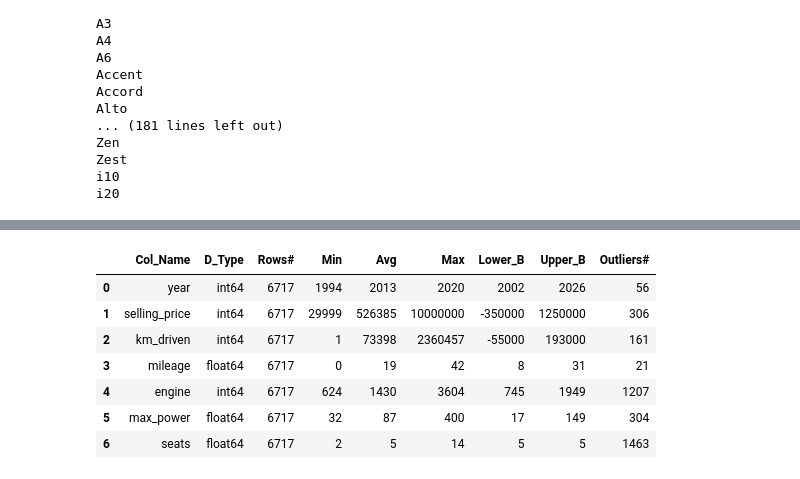
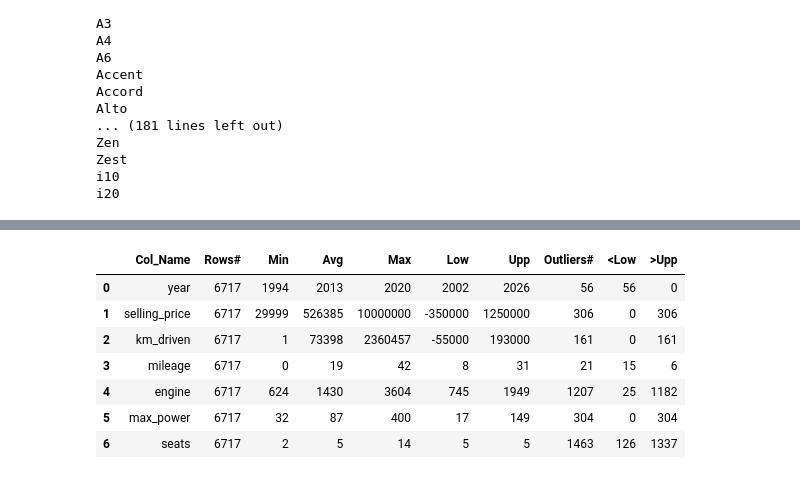
Before and after one commit to forsterboy/DS_final_project, a Jupyter notebook: aycan2.ipynb, the cells around one changed output, grey strips where cells are left out. Cells and saved outputs as stored; diff of their text form; code cells hidden in the pictures.

```diff
--- a/aycan2.ipynb
+++ b/aycan2.ipynb
@@ -505,38 +586,47 @@ i20
 # %%
-summary_out = []
+# Lets make a summary table using Boxplot Method
+
+summary_out_box = []
 
 for col in df.select_dtypes(include=['int', 'float']).columns:
     # Count total rows
     total_rows = df[col].count()
 
     # Calculate outliers
     q1 = df[col].quantile(0.25)
     q3 = df[col].quantile(0.75)
     iqr = q3 - q1
-    lower_bound = q1 - 1.5 * iqr
-    upper_bound = q3 + 1.5 * iqr
-    total_outliers = df[(df[col] < lower_bound) | (df[col] > upper_bound)][col].count()
+    lower_bound_box = q1 - 1.5 * iqr
+    upper_bound_box = q3 + 1.5 * iqr
+    total_outliers_box = df[(df[col] < lower_bound_box) | (df[col] > upper_bound_box)][col].count()
+
+    # Count values smaller than lower bound
+    smaller_than_lower_bound_box = df[df[col] < lower_bound_box][col].count()
+
+    # Count values greater than upper bound
+    greater_than_upper_bound_box = df[df[col] > upper_bound_box][col].count()
 
     # Append to summary table
-    summary_out.append({'Col_Name': col,
-                        'D_Type': df[col].dtype,
+    summary_out_box.append({'Col_Name': col,
                         'Rows#': total_rows,
                         'Min': df[col].min().astype(int),
                         'Avg': df[col].mean().astype(int),
                         'Max': df[col].max().astype(int),
-                        'Lower_B': lower_bound.astype(int),
-                        'Upper_B': upper_bound.astype(int),
-                        'Outliers#': total_outliers
+                        'Low': lower_bound_box.astype(int),
+                        'Upp': upper_bound_box.astype(int),
+                        'Outliers#': total_outliers_box,
+                        '<Low': smaller_than_lower_bound_box,
+                        '>Upp': greater_than_upper_bound_box
                         })
 
-summary_out = pd.DataFrame(summary_out)
-summary_out
+summary_out_box = pd.DataFrame(summary_out_box)
+summary_out_box
 # %% [output]
-|  | Col_Name | D_Type | Rows# | Min | Avg | Max | Lower_B | Upper_B | Outliers# |
-| 0 | year | int64 | 6717 | 1994 | 2013 | 2020 | 2002 | 2026 | 56 |
-| 1 | selling_price | int64 | 6717 | 29999 | 526385 | 10000000 | -350000 | 1250000 | 306 |
-| 2 | km_driven | int64 | 6717 | 1 | 73398 | 2360457 | -55000 | 193000 | 161 |
-| 3 | mileage | float64 | 6717 | 0 | 19 | 42 | 8 | 31 | 21 |
-| 4 | engine | int64 | 6717 | 624 | 1430 | 3604 | 745 | 1949 | 1207 |
-| 5 | max_power | float64 | 6717 | 32 | 87 | 400 | 17 | 149 | 304 |
-| 6 | seats | float64 | 6717 | 2 | 5 | 14 | 5 | 5 | 1463 |
+|  | Col_Name | Rows# | Min | Avg | Max | Low | Upp | Outliers# | <Low | >Upp |
+| 0 | year | 6717 | 1994 | 2013 | 2020 | 2002 | 2026 | 56 | 56 | 0 |
+| 1 | selling_price | 6717 | 29999 | 526385 | 10000000 | -350000 | 1250000 | 306 | 0 | 306 |
+| 2 | km_driven | 6717 | 1 | 73398 | 2360457 | -55000 | 193000 | 161 | 0 | 161 |
+| 3 | mileage | 6717 | 0 | 19 | 42 | 8 | 31 | 21 | 15 | 6 |
+| 4 | engine | 6717 | 624 | 1430 | 3604 | 745 | 1949 | 1207 | 25 | 1182 |
+| 5 | max_power | 6717 | 32 | 87 | 400 | 17 | 149 | 304 | 0 | 304 |
+| 6 | seats | 6717 | 2 | 5 | 14 | 5 | 5 | 1463 | 126 | 1337 |
```
Also changed, not shown: parts of 47 cells of this notebook, 4 other files.
